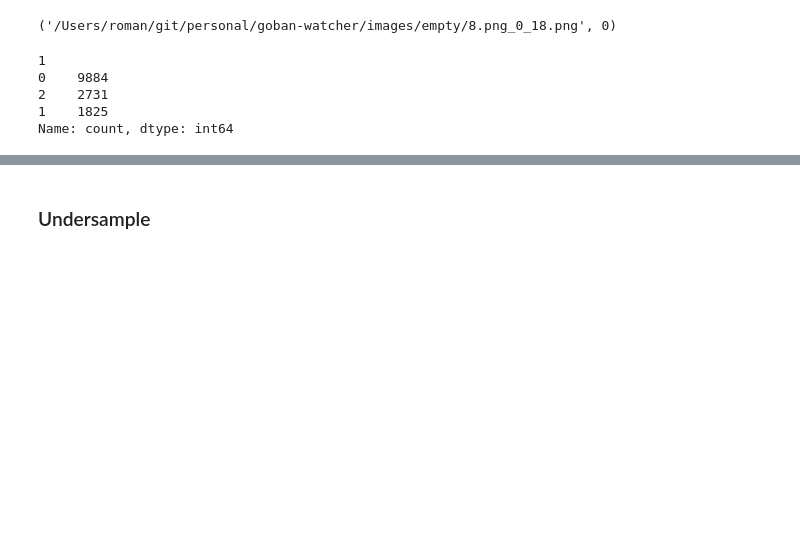
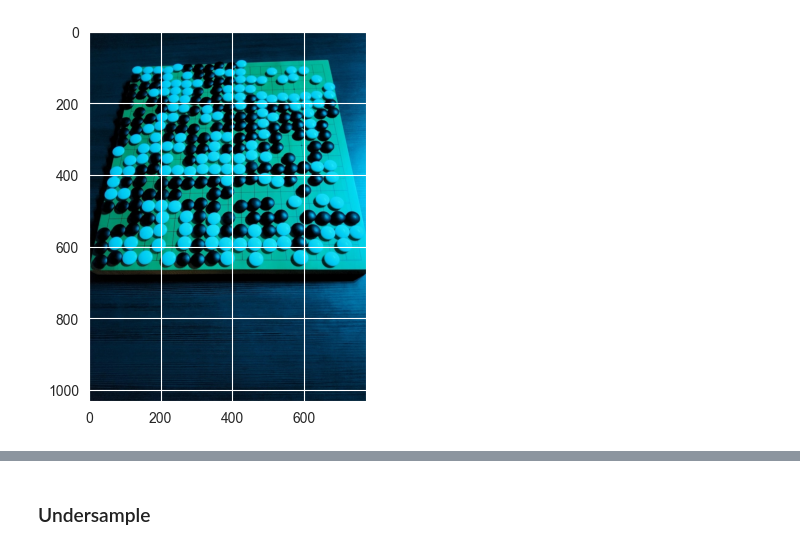
Before and after one commit to romangoempire/goban-watcher, a Jupyter notebook: notebooks/0_classification.ipynb, the cells around one changed output, grey strips where cells are left out. Drawn from its saved outputs; the diff is of its cells as text; code cells hidden in the pictures; blank space fills up the shorter version.

```diff
--- a/notebooks/0_classification.ipynb
+++ b/notebooks/0_classification.ipynb
@@ -17,4 +24,5 @@ from torchvision.io import ImageReadMode, read_image
 # %%
-root_path = os.path.dirname(os.getcwd())
-img_path = f"{root_path}/images"
+root_path = Path(os.getcwd()).parent
+img_path = root_path.joinpath("images/selected_sgf")
+sgf_path = root_path.joinpath("sgf/selected_sgf")
 # %%
@@ -31,22 +34,0 @@ EPOCHS = 4
-# %%
-label_tuples = []
-for label in CLASSES:
-    dir_path = f"{img_path}/{label}"
-    dir_files = [
-        f"{dir_path}/{f}" for f in os.listdir(f"{dir_path}") if f.endswith(".png")
-    ]
-    class_labels = [(file_path, CLASSES.index(label)) for file_path in dir_files]
-    label_tuples += class_labels
-
-label_tuples[0]
-# %% [output]
-('/Users/roman/git/personal/goban-watcher/images/empty/8.png_0_18.png', 0)
-# %%
-sorted_labels = pd.DataFrame(label_tuples)
-sorted_labels[1].value_counts()
-# %% [output]
-1
-0    9884
-2    2731
-1    1825
-Name: count, dtype: int64
@@ -52,0 +44,8 @@ Name: count, dtype: int64
+# %%
+
+img = cv2.imread(img_path.joinpath("1", '1_jwerth_cyan_2.jpg'))
+img = cv2.cvtColor(img, cv2.COLOR_BGR2RGB)
+plt.imshow(img)
+plt.show()
+# %% [output]
+[figure, added]
```
Also changed, not shown: parts of 19 cells of this notebook, 9 other files.
